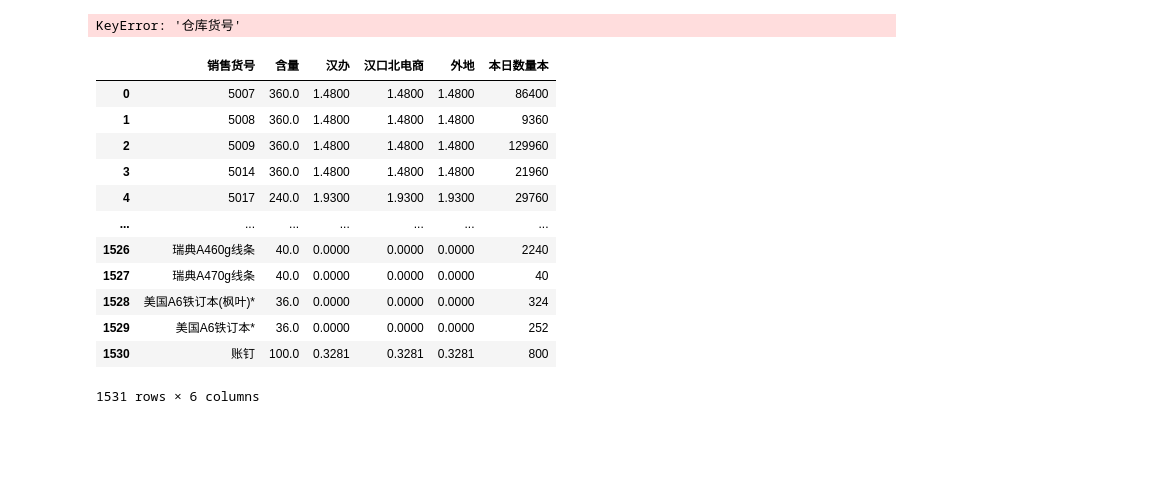
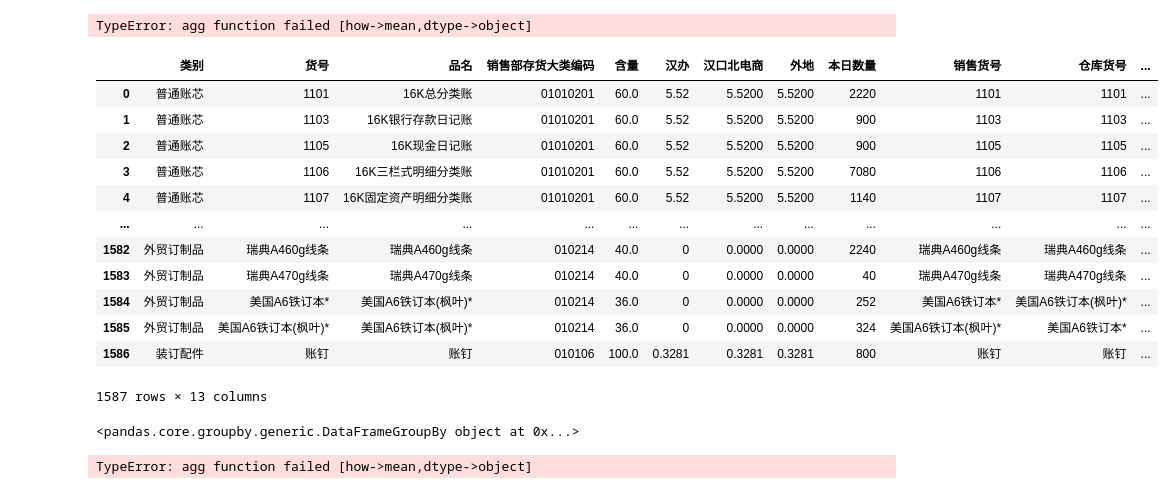
Before and after one commit to reddatetea/fish, a Jupyter notebook: TcloudChangkuXiaoshou.ipynb, the cells around one changed output. Cells and saved outputs as stored; diff of their text form; code cells hidden in the pictures; blank space fills up the shorter version.

```diff
--- a/TcloudChangkuXiaoshou.ipynb
+++ b/TcloudChangkuXiaoshou.ipynb
@@ -20,8 +20,8 @@ def chuliChangku(fname,sheet_name):
     df = df[~df['类别'].str.contains('小计|累计|合   计')]
     df = df[~(abs(df['本日数量'] - 0) < 0.00001)]
     return df
-fname = r"F:\a00nutstore\008\zw08\用友报价\产成品仓库2024.7.15数据.xls"
-sheet_name  =  r'AAA'
+fname = r"F:\a00nutstore\008\zw08\用友报价\2024.7.16成品仓库数据.xls"
+sheet_name  =  0
 df = chuliChangku(fname,sheet_name)
 df
 df.to_excel('11.xlsx',index = False)
@@ -49,7 +62,6 @@ def xiaoshou(fname_xs):
 
 
 fname_xs = r"F:\a00nutstore\008\zw08\用友报价\销售仓库价格库存1.xlsx"
-df_xs = xiaoshou(fname_xs)
 xs_lst = [
  '类别',
  '货号',
@@ -59,6 +71,8 @@ xs_lst = [
  '汉办',
  '汉口北电商',
  '外地',
+'仓库货号'
 ]
+df_xs = pd.read_excel(fname_xs)
 df_xs = df_xs[xs_lst ]
-df_xs
+# df_xs = df_xs.assign(仓库货号 = df_xs['货号'].map(dic_ck_xs))
@@ -406,8 +197,6 @@ mg  = pd.merge(left,right,left_on = '货号',right_on = '销售货号',how = 'ri
 # result = weiyihuXiaoshouhuohao(df_xs,df_ck,dic_xs_ck)
 # result
 merge
-# %% [output]
-KeyError: '仓库货号'
 # %%
 merge = pd.merge(df_xs,df_ck,left_on = '货号',right_on = '销售货号',how = 'right')
 merge['本日数量本'] = merge['本日数量']
@@ -420,19 +209,7 @@ right = gp.agg(dic_agg)
 right = right.reset_index()
 right
 # %% [output]
-|  | 销售货号 | 含量 | 汉办 | 汉口北电商 | 外地 | 本日数量本 |
-| 0 | 5007 | 360.0 | 1.4800 | 1.4800 | 1.4800 | 86400 |
-| 1 | 5008 | 360.0 | 1.4800 | 1.4800 | 1.4800 | 9360 |
-| 2 | 5009 | 360.0 | 1.4800 | 1.4800 | 1.4800 | 129960 |
-| 3 | 5014 | 360.0 | 1.4800 | 1.4800 | 1.4800 | 21960 |
-| 4 | 5017 | 240.0 | 1.9300 | 1.9300 | 1.9300 | 29760 |
-| ... | ... | ... | ... | ... | ... | ... |
-| 1526 | 瑞典A460g线条 | 40.0 | 0.0000 | 0.0000 | 0.0000 | 2240 |
-| 1527 | 瑞典A470g线条 | 40.0 | 0.0000 | 0.0000 | 0.0000 | 40 |
-| 1528 | 美国A6铁订本(枫叶)* | 36.0 | 0.0000 | 0.0000 | 0.0000 | 324 |
-| 1529 | 美国A6铁订本* | 36.0 | 0.0000 | 0.0000 | 0.0000 | 252 |
-| 1530 | 账钉 | 100.0 | 0.3281 | 0.3281 | 0.3281 | 800 |
-1531 rows × 6 columns
+TypeError: agg function failed [how->mean,dtype->object]
 # %%
 right.to_excel('333.xlsx',index = False)
 # %%
@@ -444,3 +221,56 @@ left = df_xs[[
 ]]
 mg  = pd.merge(left,right,left_on = '货号',right_on = '销售货号',how = 'right')
 mg.to_excel('444.xlsx',index= False)
+# %%
+merge = pd.merge(df_xs,df_ck,left_on = '货号',right_on = '销售货号',how = 'right')
+merge['本日数量本'] = merge['本日数量']
+merge['本日数量件'] = merge['本日数量'] /merge['含量']
+merge
+# %% [output]
+|  | 类别 | 货号 | 品名 | 销售部存货大类编码 | 含量 | 汉办 | 汉口北电商 | 外地 | 本日数量 | 销售货号 | 仓库货号 | ... |
+| 0 | 普通账芯 | 1101 | 16K总分类账 | 01010201 | 60.0 | 5.52 | 5.5200 | 5.5200 | 2220 | 1101 | 1101 | ... |
+| 1 | 普通账芯 | 1103 | 16K银行存款日记账 | 01010201 | 60.0 | 5.52 | 5.5200 | 5.5200 | 900 | 1103 | 1103 | ... |
+| 2 | 普通账芯 | 1105 | 16K现金日记账 | 01010201 | 60.0 | 5.52 | 5.5200 | 5.5200 | 900 | 1105 | 1105 | ... |
+| 3 | 普通账芯 | 1106 | 16K三栏式明细分类账 | 01010201 | 60.0 | 5.52 | 5.5200 | 5.5200 | 7080 | 1106 | 1106 | ... |
+| 4 | 普通账芯 | 1107 | 16K固定资产明细分类账 | 01010201 | 60.0 | 5.52 | 5.5200 | 5.5200 | 1140 | 1107 | 1107 | ... |
+| ... | ... | ... | ... | ... | ... | ... | ... | ... | ... | ... | ... | ... |
+| 1582 | 外贸订制品 | 瑞典A460g线条 | 瑞典A460g线条 | 010214 | 40.0 | 0 | 0.0000 | 0.0000 | 2240 | 瑞典A460g线条 | 瑞典A460g线条 | ... |
+| 1583 | 外贸订制品 | 瑞典A470g线条 | 瑞典A470g线条 | 010214 | 40.0 | 0 | 0.0000 | 0.0000 | 40 | 瑞典A470g线条 | 瑞典A470g线条 | ... |
+| 1584 | 外贸订制品 | 美国A6铁订本* | 美国A6铁订本(枫叶)* | 010214 | 36.0 | 0 | 0.0000 | 0.0000 | 252 | 美国A6铁订本* | 美国A6铁订本(枫叶)* | ... |
+| 1585 | 外贸订制品 | 美国A6铁订本(枫叶)* | 美国A6铁订本(枫叶)* | 010214 | 36.0 | 0 | 0.0000 | 0.0000 | 324 | 美国A6铁订本(枫叶)* | 美国A6铁订本* | ... |
+| 1586 | 装订配件 | 账钉 | 账钉 | 010106 | 100.0 | 0.3281 | 0.3281 | 0.3281 | 800 | 账钉 | 账钉 | ... |
+1587 rows × 13 columns
+# %%
+# del merge['本日数量']
+# del merge['销售货号']
+gp = merge.groupby('销售货号')
+gp
+# dic_agg = {'含量':'mean','汉办':'mean','汉口北电商':'mean','外地':'mean','本日数量本':'sum'}
+# right = gp.agg(dic_agg)
+# right = right.reset_index()
+# left = df_xs[[
+# '类别',
+# '货号',
+# '品名',
+# '销售部存货大类编码'
+# ]]
+# mg  = pd.merge(left,right,left_on = '货号',right_on = '销售货号',how = 'right')
+# mg['本日数量件'] = mg['本日数量本']/mg['含量']
+# mg = mg.assign(仓库货号 = mg['货号'].map(dic_xs_ck))
+# %% [output]
+<pandas.core.groupby.generic.DataFrameGroupBy object at 0x...>
+# %%
+dic_agg = {'含量':'mean','汉办':'mean','汉口北电商':'mean','外地':'mean','本日数量本':'sum'}
+right = gp.agg(dic_agg)
+right = right.reset_index()
+# left = df_xs[[
+# '类别',
+# '货号',
+# '品名',
+# '销售部存货大类编码'
+# ]]
+# mg  = pd.merge(left,right,left_on = '货号',right_on = '销售货号',how = 'right')
+# mg['本日数量件'] = mg['本日数量本']/mg['含量']
+# mg = mg.assign(仓库货号 = mg['货号'].map(dic_xs_ck))
+# %% [output]
+TypeError: agg function failed [how->mean,dtype->object]
```
Also changed, not shown: parts of 32 cells of this notebook, 18 other files.
